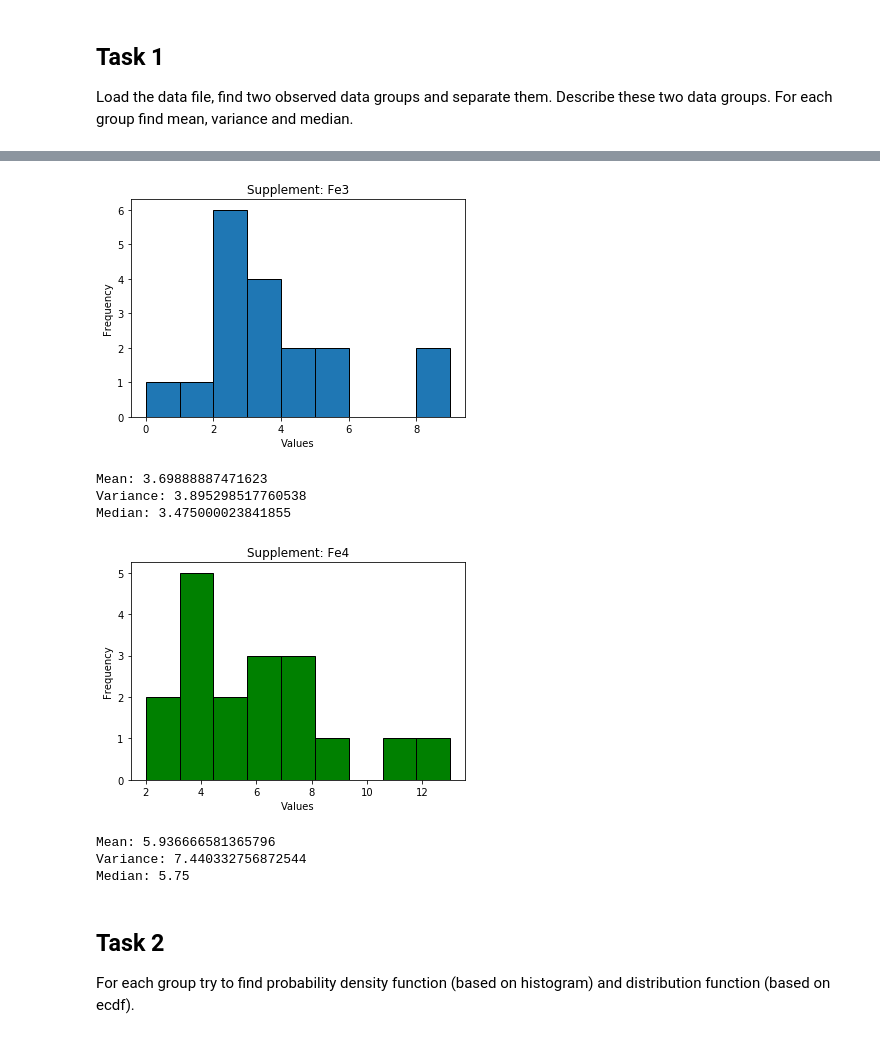
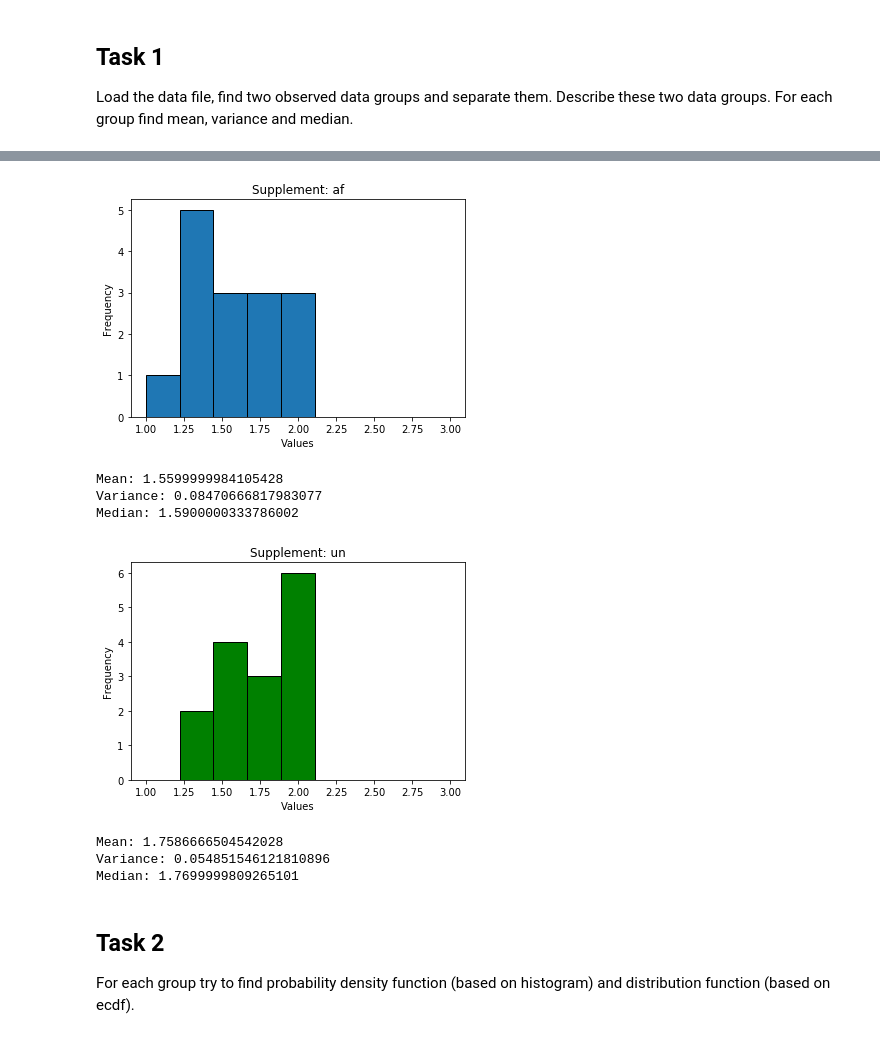
Before and after one commit to patrotom/pst_homework, a Jupyter notebook: src/general.ipynb, the cells around one changed output, grey strips where cells are left out. Cells and saved outputs as stored; diff of their text form; code cells hidden in the pictures.

```diff
--- a/src/general.ipynb
+++ b/src/general.ipynb
@@ -18,18 +18,16 @@ Load the data file, find two observed data groups and separate them. Describe th
 df = pd.read_csv("../data/data.csv", delimiter=";")
 
 # Dataframes
-fe3 = df[df['Supplement'] == "Fe3"]
-fe4 = df[df['Supplement'] == "Fe4"]
-# print(fe3.loc[:,'Iron'])
-# print(fe4.loc[:,'Iron'])
+af = df["Affected"]
+un = df["Unaffected"]
 
 # NumPy arrays
-fe3_np = np.array(fe3['Iron'])
-fe4_np = np.array(fe4['Iron'])
+af_np = np.array(af)
+un_np = np.array(un)
 
 # Lists
-fe3_list = list(fe3['Iron'])
-fe4_list = list(fe4['Iron'])
+af_list = list(af)
+un_list = list(un)
 # %%
 # Additional helper values required during the computations
 
@@ -64,48 +62,48 @@ Upper bound: 13
 # %%
-# Setting parameters for the histogram describing supplement Fe3
+# Setting parameters for the histogram describing supplement af
 
-plt.hist(fe3_np, 9, (fe3_lb,fe3_ub), edgecolor = 'black')
+plt.hist(af_np, 9, (af_lb,af_ub), edgecolor = 'black')
 plt.xlabel('Values')
 plt.ylabel('Frequency')
-plt.title('Supplement: Fe3')
+plt.title('Supplement: af')
 plt.show()
 
-# Calculating mean, variance and median of supplement Fe3
+# Calculating mean, variance and median of supplement af
 
-fe3_mean = np.mean(fe3_np)
-fe3_var = np.var(fe3_np)
-fe3_median = np.median(fe3_np)
+af_mean = np.mean(af_np)
+af_var = np.var(af_np)
+af_median = np.median(af_np)
 
-print("Mean:", fe3_mean)
-print("Variance:", fe3_var)
-print("Median:", fe3_median)
+print("Mean:", af_mean)
+print("Variance:", af_var)
+print("Median:", af_median)
 
-# Setting parameters for the histogram describing supplement Fe4
+# Setting parameters for the histogram describing supplement un
 
-plt.hist(fe4_np, 9, (fe4_lb,fe4_ub), facecolor = 'g', edgecolor = 'black')
+plt.hist(un_np, 9, (un_lb,un_ub), facecolor = 'g', edgecolor = 'black')
 plt.xlabel('Values')
 plt.ylabel('Frequency')
-plt.title('Supplement: Fe4')
+plt.title('Supplement: un')
 plt.show()
 
-# Calculating mean, variance and median of supplement Fe4
+# Calculating mean, variance and median of supplement un
 
-fe4_mean = np.mean(fe4_np)
-fe4_var = np.var(fe4_np)
-fe4_median = np.median(fe4_np)
+un_mean = np.mean(un_np)
+un_var = np.var(un_np)
+un_median = np.median(un_np)
 
-print("Mean:", fe4_mean)
-print("Variance:", fe4_var)
-print("Median:", fe4_median)
+print("Mean:", un_mean)
+print("Variance:", un_var)
+print("Median:", un_median)
 # %% [output]
-[figure, old version]
+[figure, new version]
-Mean: 3.69888887471623
-Variance: 3.895298517760538
-Median: 3.475000023841855
+Mean: 1.5599999984105428
+Variance: 0.08470666817983077
+Median: 1.5900000333786002
-[figure, old version]
+[figure, new version]
-Mean: 5.936666581365796
-Variance: 7.440332756872544
-Median: 5.75
+Mean: 1.7586666504542028
+Variance: 0.054851546121810896
+Median: 1.7699999809265101
 # %% [markdown]
 ## Task 2
 
```
Also changed, not shown: parts of 5 cells of this notebook, 1 other file.
